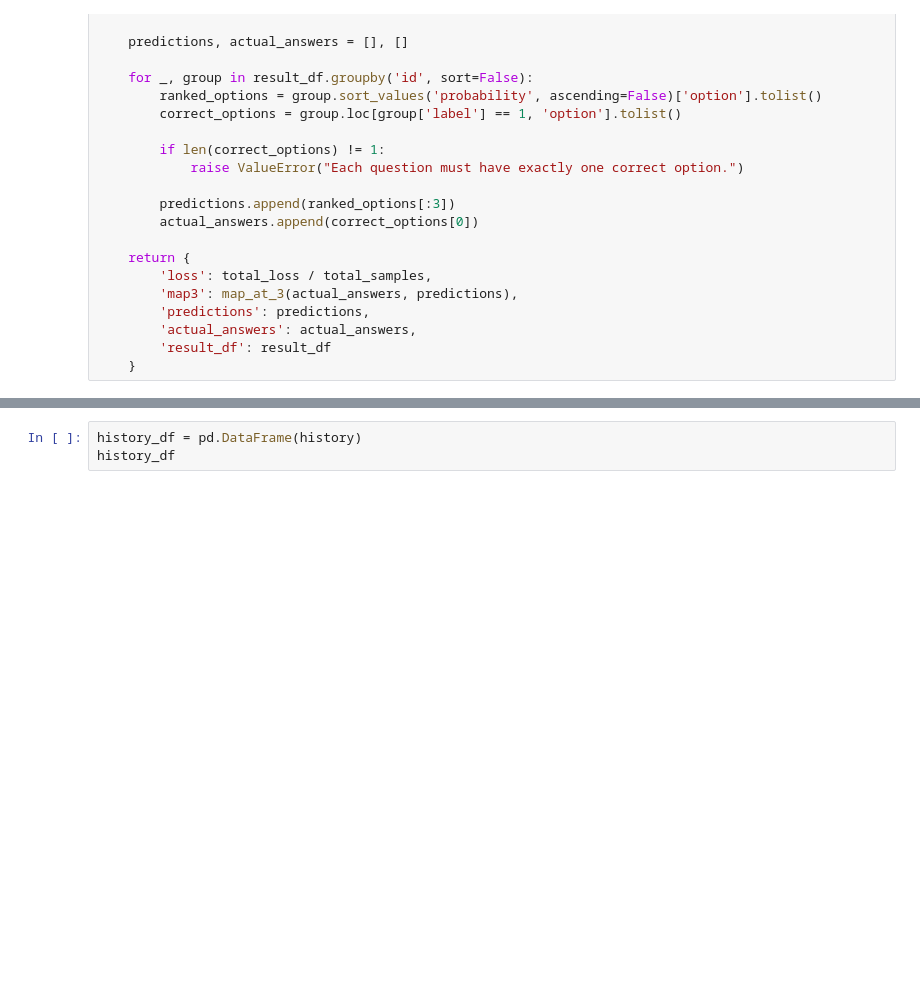
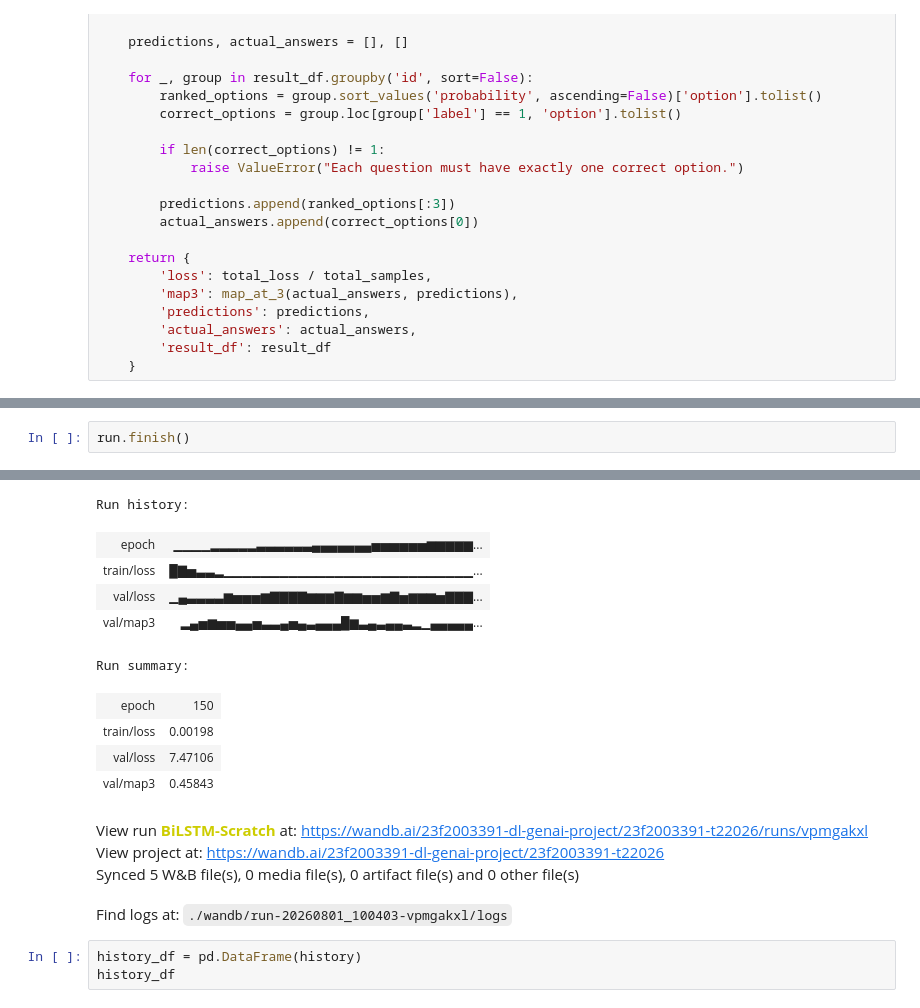
Before and after one commit to ItisPratham/dl-genai-project-26-t2, a Jupyter notebook: notebooks/BiLSTM_scratch.ipynb, the cells around one changed output, grey strips where cells are left out. Saved outputs shown, nothing was run; the diff lists cells and outputs as text; blank space fills up the shorter version.

```diff
--- a/notebooks/BiLSTM_scratch.ipynb
+++ b/notebooks/BiLSTM_scratch.ipynb
@@ -593,0 +650,3 @@ Best validation MAP@3: 0.5903250188964475
+# %%
+run.finish()
+# %% [output]
@@ -594,3 +654,17 @@ Best validation MAP@3: 0.5903250188964475
+Run history:
+| epoch | ▁▁▁▁▂▂▂▂▂▃▃▃▃▃▃▄▄▄▄▄▄▄▅▅▅▅▅▅▆▆▆▆▆... |
+| train/loss | █▇▅▃▃▂▁▁▁▁▁▁▁▁▁▁▁▁▁▁▁▁▁▁▁▁▁▁▁▁▁▁▁... |
+| val/loss | ▁▄▃▃▃▃▆▅▅▅▆▇▇▇▇▆▆▆▇▆▆▅▅▆▇▅▆▆▆▅▇▇▇... |
+| val/map3 | ▂▄▅▆▅▅▄▄▅▃▃▄▅▄▃▄▄▄█▆▃▄▃▄▄▃▂▁▄▄▄▄▄... |
+Run summary:
+| epoch | 150 |
+| train/loss | 0.00198 |
+| val/loss | 7.47106 |
+| val/map3 | 0.45843 |
+View run BiLSTM-Scratch at: https://wandb.ai/23f2003391-dl-genai-project/23f2003391-t22026/runs/vpmgakxl
+View project at: https://wandb.ai/23f2003391-dl-genai-project/23f2003391-t22026
+Synced 5 W&B file(s), 0 media file(s), 0 artifact file(s) and 0 other file(s)
+Find logs at: ./wandb/run-20260801_100403-vpmgakxl/logs
 # %%
 history_df = pd.DataFrame(history)
 history_df
```
Also changed, not shown: parts of 4 cells of this notebook.
